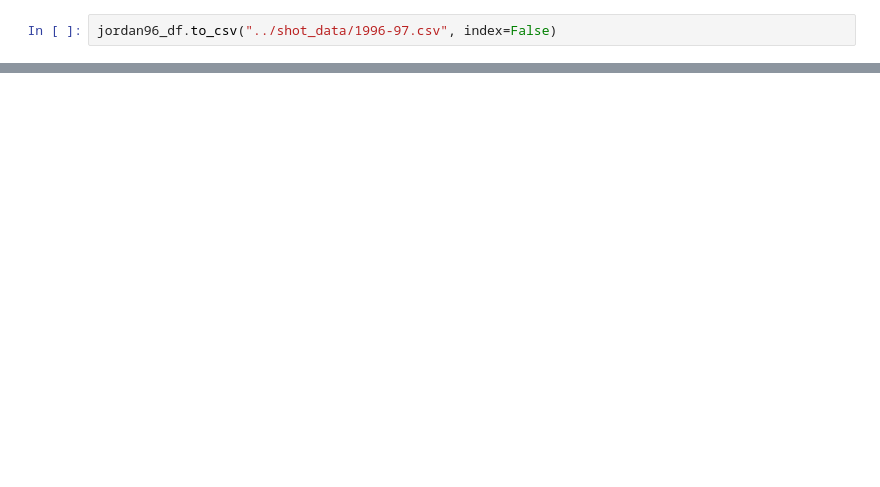
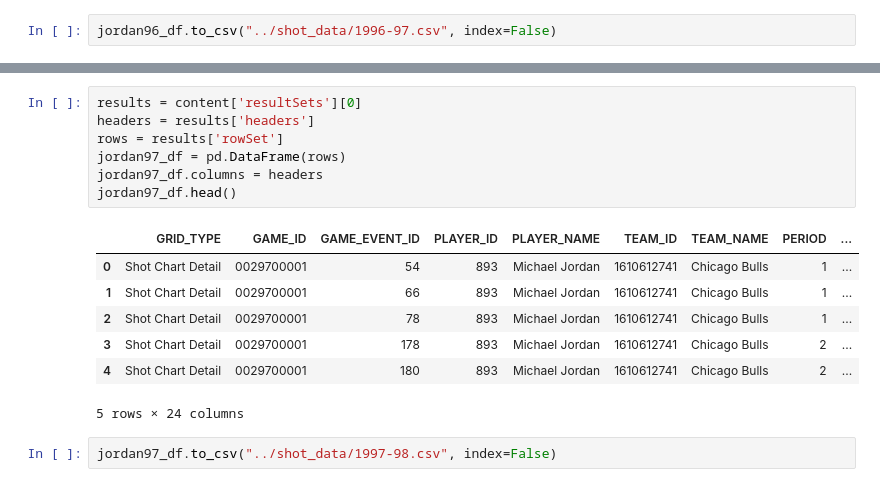
Before and after one commit to sjricketts/scoringleaders_shotselection, a Jupyter notebook: shot_data.ipynb, the cells around one changed output, grey strips where cells are left out. Saved outputs shown, nothing was run; the diff lists cells and outputs as text; blank space fills up the shorter version.

```diff
--- a/shot_data.ipynb
+++ b/shot_data.ipynb
@@ -148,0 +192,17 @@ jordan96_df.to_csv("../shot_data/1996-97.csv", index=False)
+# %%
+results = content['resultSets'][0]
+headers = results['headers']
+rows = results['rowSet']
+jordan97_df = pd.DataFrame(rows)
+jordan97_df.columns = headers
+jordan97_df.head()
+# %% [output]
+|  | GRID_TYPE | GAME_ID | GAME_EVENT_ID | PLAYER_ID | PLAYER_NAME | TEAM_ID | TEAM_NAME | PERIOD | ... |
+| 0 | Shot Chart Detail | 0029700001 | 54 | 893 | Michael Jordan | 1610612741 | Chicago Bulls | 1 | ... |
+| 1 | Shot Chart Detail | 0029700001 | 66 | 893 | Michael Jordan | 1610612741 | Chicago Bulls | 1 | ... |
+| 2 | Shot Chart Detail | 0029700001 | 78 | 893 | Michael Jordan | 1610612741 | Chicago Bulls | 1 | ... |
+| 3 | Shot Chart Detail | 0029700001 | 178 | 893 | Michael Jordan | 1610612741 | Chicago Bulls | 2 | ... |
+| 4 | Shot Chart Detail | 0029700001 | 180 | 893 | Michael Jordan | 1610612741 | Chicago Bulls | 2 | ... |
+5 rows × 24 columns
+# %%
+jordan97_df.to_csv("../shot_data/1997-98.csv", index=False)
```
Also changed, not shown: parts of 12 cells of this notebook, 1 other file.
